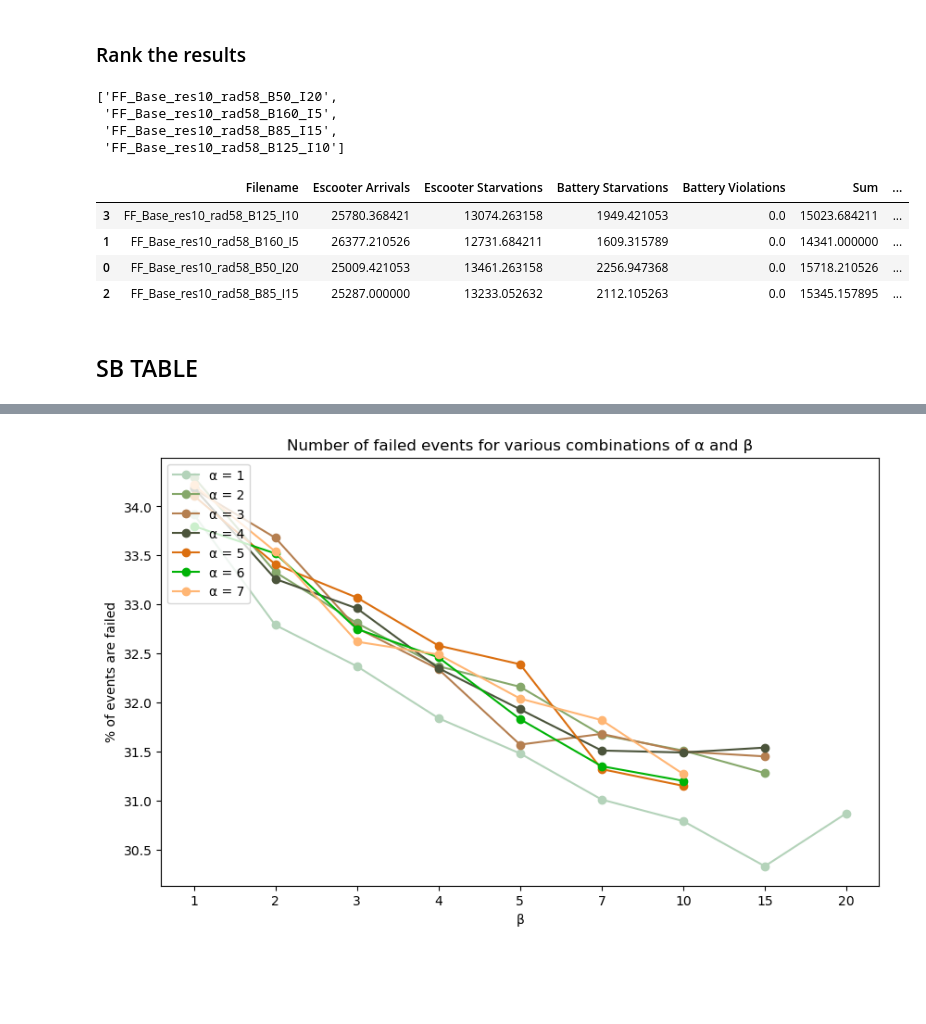
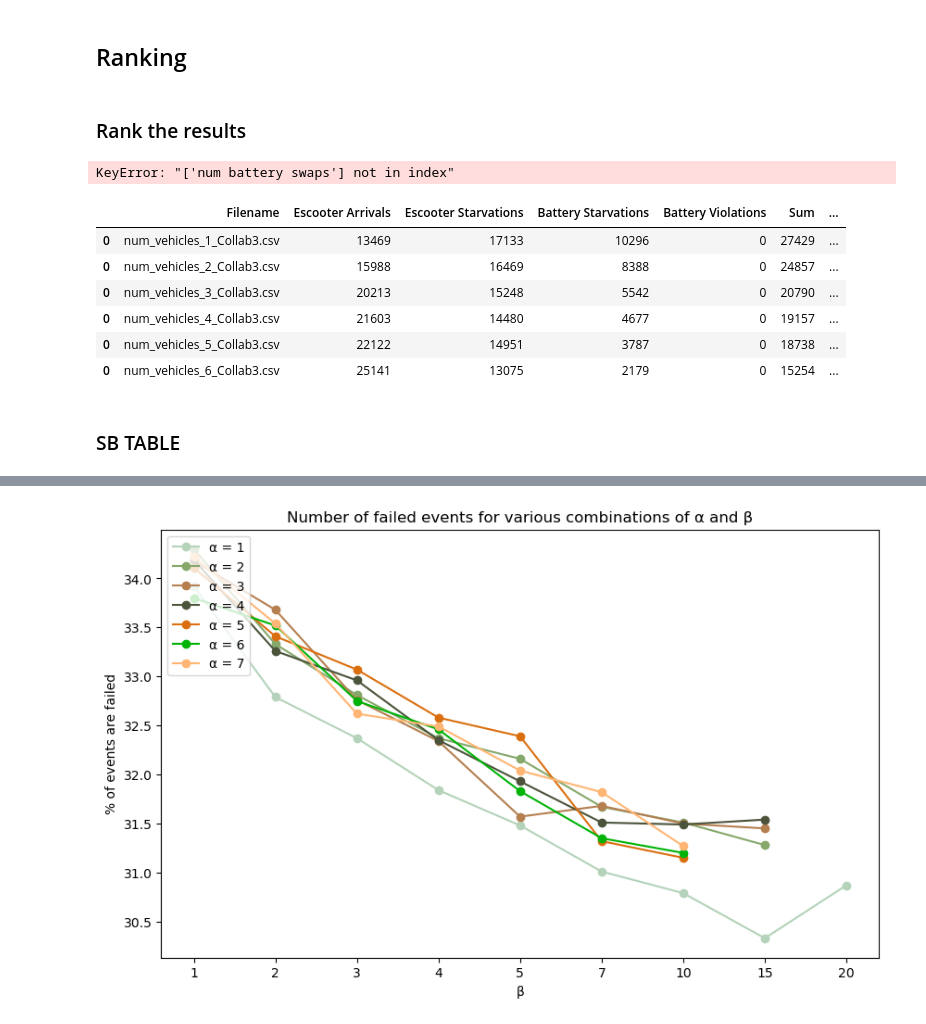
Before and after one commit to EECS-NTNU/FOMOsim, a Jupyter notebook: visualize_results_csv.ipynb, the cells around one changed output, grey strips where cells are left out. Cells and saved outputs as stored; diff of their text form; code cells hidden in the pictures; blank space fills up the shorter version.

```diff
--- a/visualize_results_csv.ipynb
+++ b/visualize_results_csv.ipynb
@@ -2,6 +2,8 @@
 import pandas as pd
 import matplotlib.pyplot as plt
 import os
+# %% [markdown]
+## Ranking
 # %%
 def read_csv(policy_name, dir, is_SB, case, file_or_folder):
     dataframes = []
@@ -9,13 +11,14 @@ def read_csv(policy_name, dir, is_SB, case, file_or_folder):
 
     for root, dirs, files in os.walk(dir):
         # Filter directories within the root directory
-        dirs[:] = [d for d in dirs if d.startswith(policy_name)]
+        dirs[:] = [d for d in dirs if d.startswith(policy_name) or policy_name == 'all']
         # Only proceed if we're in a directory that matches the folder prefix
-        if os.path.basename(root).startswith(policy_name):
+        if os.path.basename(root).startswith(policy_name) or policy_name == 'all':
             # Loop through each file in the directory
             for file in files:
                 # Check if file starts with the prefix
-                if file.startswith(case):
+                all_boolean = (case == 'all') and any(file.startswith(word) for word in ['Base', 'Collab', 'Do_Nothing', 'FF_'])
+                if file.startswith(case) or all_boolean:
                     file_path = os.path.join(root, file)
                     try:
                         # Load the file into a DataFrame
@@ -28,7 +31,7 @@ def read_csv(policy_name, dir, is_SB, case, file_or_folder):
                         print(f"Failed to read {file_path}: {e}")
     columns_sb = ['Bike Arrivals', 'Bike Starvations', 'Long Congestions']
 
-    columns_ff = ['Escooter Arrivals', 'Escooter Starvations', 'Battery Starvations', 'Battery Violations']
+    columns_ff = ['Escooter Arrivals', 'Escooter Starvations', 'Battery Starvations', 'Battery Violations', 'num battery swaps']
     columns_sol_time = ['Accumulated solution time', 'Number of get_best_action']
 
     fix_dfs = []
@@ -56,41 +59,41 @@ def make_pie(column_means):
 # %% [markdown]
 ### Rank the results
 # %%
-dir = '/Users/isabellam/NTNU/H2023/Prosjektoppgave/fomo/policies/hlv_master/results/inventory_balance'
-dataframes, filenames = read_csv('FF_Base', dir, False, 'FF_Base', 'folder')
+use_mean = False
+dir = '/Users/isabellam/NTNU/H2023/Prosjektoppgave/fomo/policies/hlv_master/results/results_thresholds'
+dataframes, filenames = read_csv('Base', dir, False, 'swap_', 'file')
 filenames
 # %% [output]
-['FF_Base_res10_rad58_B50_I20',
- 'FF_Base_res10_rad58_B160_I5',
- 'FF_Base_res10_rad58_B85_I15',
- 'FF_Base_res10_rad58_B125_I10']
+KeyError: "['num battery swaps'] not in index"
 # %%
 means = []
 for i in range(len(dataframes)):
     dataframe = dataframes[i]
     filename = filenames[i]
 
-    mean_series = dataframe.mean()
+    mean_series = dataframe.mean() if use_mean else dataframe.iloc[0]
     mean_series['Filename'] = filename
     means.append(mean_series)
 
 new_df = pd.DataFrame(means)
 new_df['Sum'] = new_df.drop(columns=['Filename', 'Escooter Arrivals']).sum(axis=1)
 new_df['Lost trips percentage'] = round(new_df['Sum'] / new_df[['Escooter Arrivals', 'Sum']].sum(axis=1) * 100, 2)
 new_df['Rank failed events'] = new_df['Sum'].rank(method='min')
 new_df['Rank p'] = new_df['Lost trips percentage'].rank(method='min')
 
 new_column_order = ['Filename', 'Escooter Arrivals', 'Escooter Starvations', 'Battery Starvations', 'Battery Violations', 'Sum', 'Lost trips percentage', 'Rank failed events', 'Rank p']
 new_df = new_df[new_column_order]
 new_df = new_df.sort_values('Filename')
 
 new_df
 # %% [output]
 |  | Filename | Escooter Arrivals | Escooter Starvations | Battery Starvations | Battery Violations | Sum | ... |
-| 3 | FF_Base_res10_rad58_B125_I10 | 25780.368421 | 13074.263158 | 1949.421053 | 0.0 | 15023.684211 | ... |
-| 1 | FF_Base_res10_rad58_B160_I5 | 26377.210526 | 12731.684211 | 1609.315789 | 0.0 | 14341.000000 | ... |
-| 0 | FF_Base_res10_rad58_B50_I20 | 25009.421053 | 13461.263158 | 2256.947368 | 0.0 | 15718.210526 | ... |
-| 2 | FF_Base_res10_rad58_B85_I15 | 25287.000000 | 13233.052632 | 2112.105263 | 0.0 | 15345.157895 | ... |
+| 0 | num_vehicles_1_Collab3.csv | 13469 | 17133 | 10296 | 0 | 27429 | ... |
+| 0 | num_vehicles_2_Collab3.csv | 15988 | 16469 | 8388 | 0 | 24857 | ... |
+| 0 | num_vehicles_3_Collab3.csv | 20213 | 15248 | 5542 | 0 | 20790 | ... |
+| 0 | num_vehicles_4_Collab3.csv | 21603 | 14480 | 4677 | 0 | 19157 | ... |
+| 0 | num_vehicles_5_Collab3.csv | 22122 | 14951 | 3787 | 0 | 18738 | ... |
+| 0 | num_vehicles_6_Collab3.csv | 25141 | 13075 | 2179 | 0 | 15254 | ... |
 # %% [markdown]
-## SB TABLE
+### SB TABLE
 # %%
```
Also changed, not shown: parts of 33 cells of this notebook, 13 other files.
